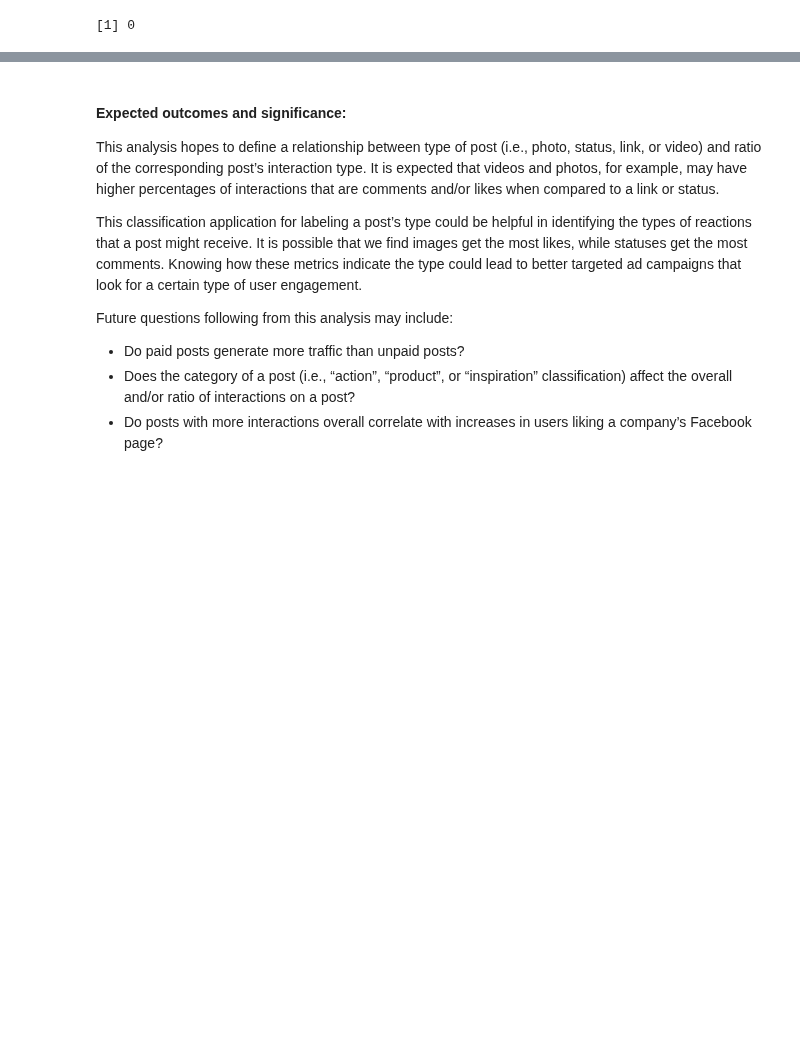
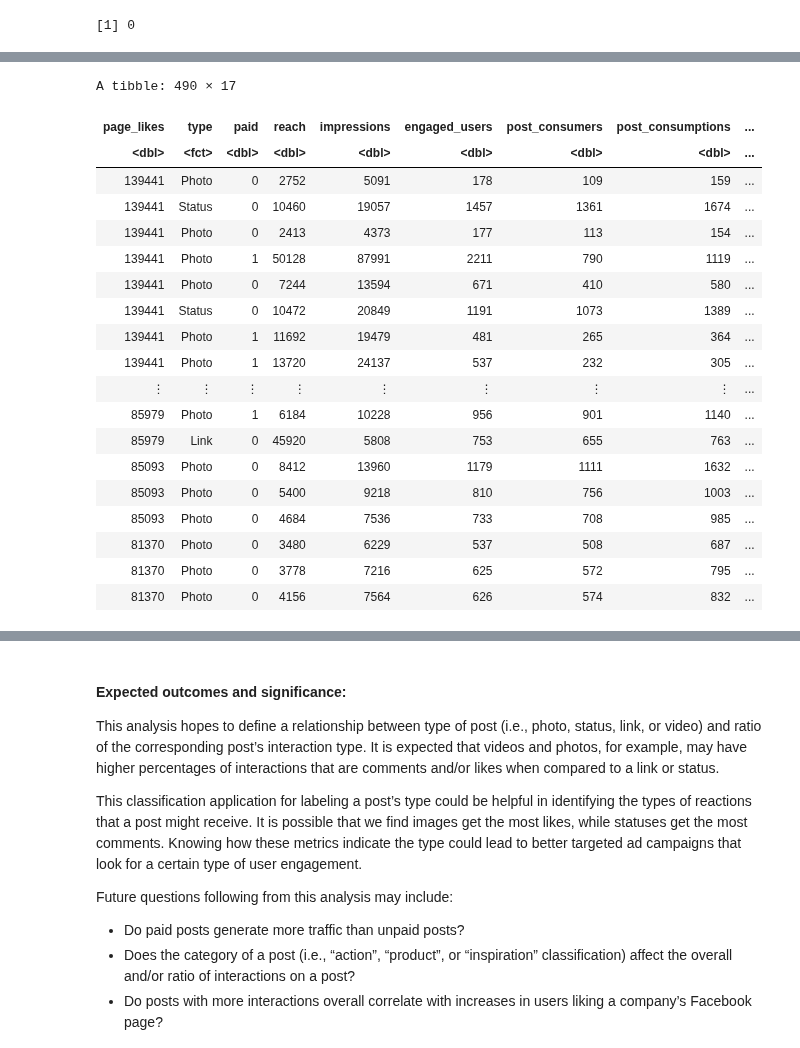
Before and after one commit to lucykvs/DSCI100-Project, a Jupyter notebook: Project.ipynb, the cells around one changed output, grey strips where cells are left out. Cells and saved outputs as stored; diff of their text form; code cells hidden in the pictures; blank space fills up the shorter version.

```diff
--- a/Project.ipynb
+++ b/Project.ipynb
@@ -452,0 +270,25 @@ To visualize our results, we plan to use a confusion matrix. This will display h
+# %%
+fb_data_selected <- fb_data_clean %>%
+            select(-post_month, -post_weekday, -post_hour, -category, -interactions) # -comments, -likes, -shares
+fb_data_selected
+# %% [output]
+A tibble: 490 × 17
+| page_likes | type | paid | reach | impressions | engaged_users | post_consumers | post_consumptions | ... |
+| <dbl> | <fct> | <dbl> | <dbl> | <dbl> | <dbl> | <dbl> | <dbl> | ... |
+| 139441 | Photo | 0 | 2752 | 5091 | 178 | 109 | 159 | ... |
+| 139441 | Status | 0 | 10460 | 19057 | 1457 | 1361 | 1674 | ... |
+| 139441 | Photo | 0 | 2413 | 4373 | 177 | 113 | 154 | ... |
+| 139441 | Photo | 1 | 50128 | 87991 | 2211 | 790 | 1119 | ... |
+| 139441 | Photo | 0 | 7244 | 13594 | 671 | 410 | 580 | ... |
+| 139441 | Status | 0 | 10472 | 20849 | 1191 | 1073 | 1389 | ... |
+| 139441 | Photo | 1 | 11692 | 19479 | 481 | 265 | 364 | ... |
+| 139441 | Photo | 1 | 13720 | 24137 | 537 | 232 | 305 | ... |
+| ⋮ | ⋮ | ⋮ | ⋮ | ⋮ | ⋮ | ⋮ | ⋮ | ... |
+| 85979 | Photo | 1 | 6184 | 10228 | 956 | 901 | 1140 | ... |
+| 85979 | Link | 0 | 45920 | 5808 | 753 | 655 | 763 | ... |
+| 85093 | Photo | 0 | 8412 | 13960 | 1179 | 1111 | 1632 | ... |
+| 85093 | Photo | 0 | 5400 | 9218 | 810 | 756 | 1003 | ... |
+| 85093 | Photo | 0 | 4684 | 7536 | 733 | 708 | 985 | ... |
+| 81370 | Photo | 0 | 3480 | 6229 | 537 | 508 | 687 | ... |
+| 81370 | Photo | 0 | 3778 | 7216 | 625 | 572 | 795 | ... |
+| 81370 | Photo | 0 | 4156 | 7564 | 626 | 574 | 832 | ... |
```
Also changed, not shown: parts of 59 cells of this notebook, 3 other files.
